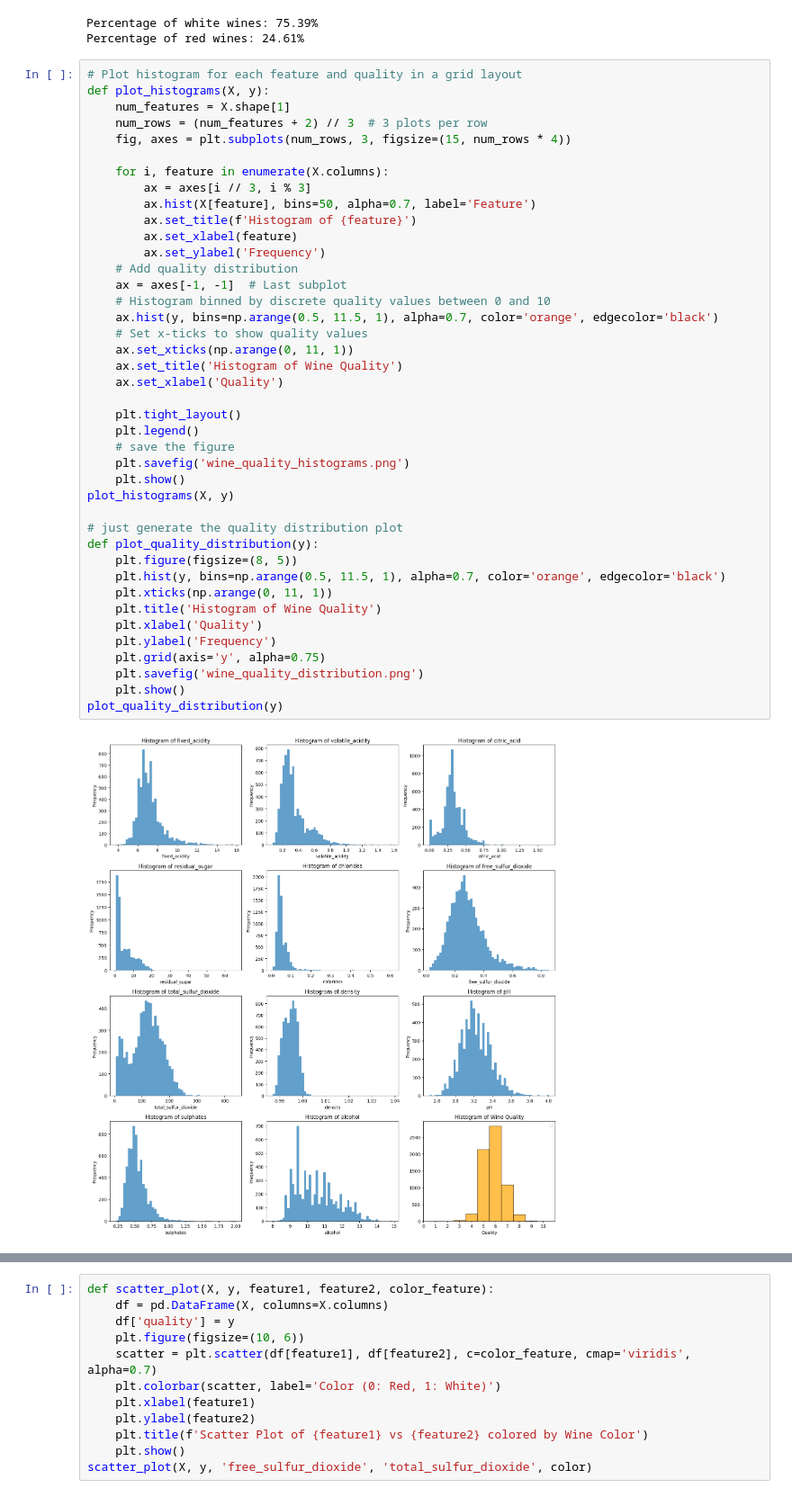
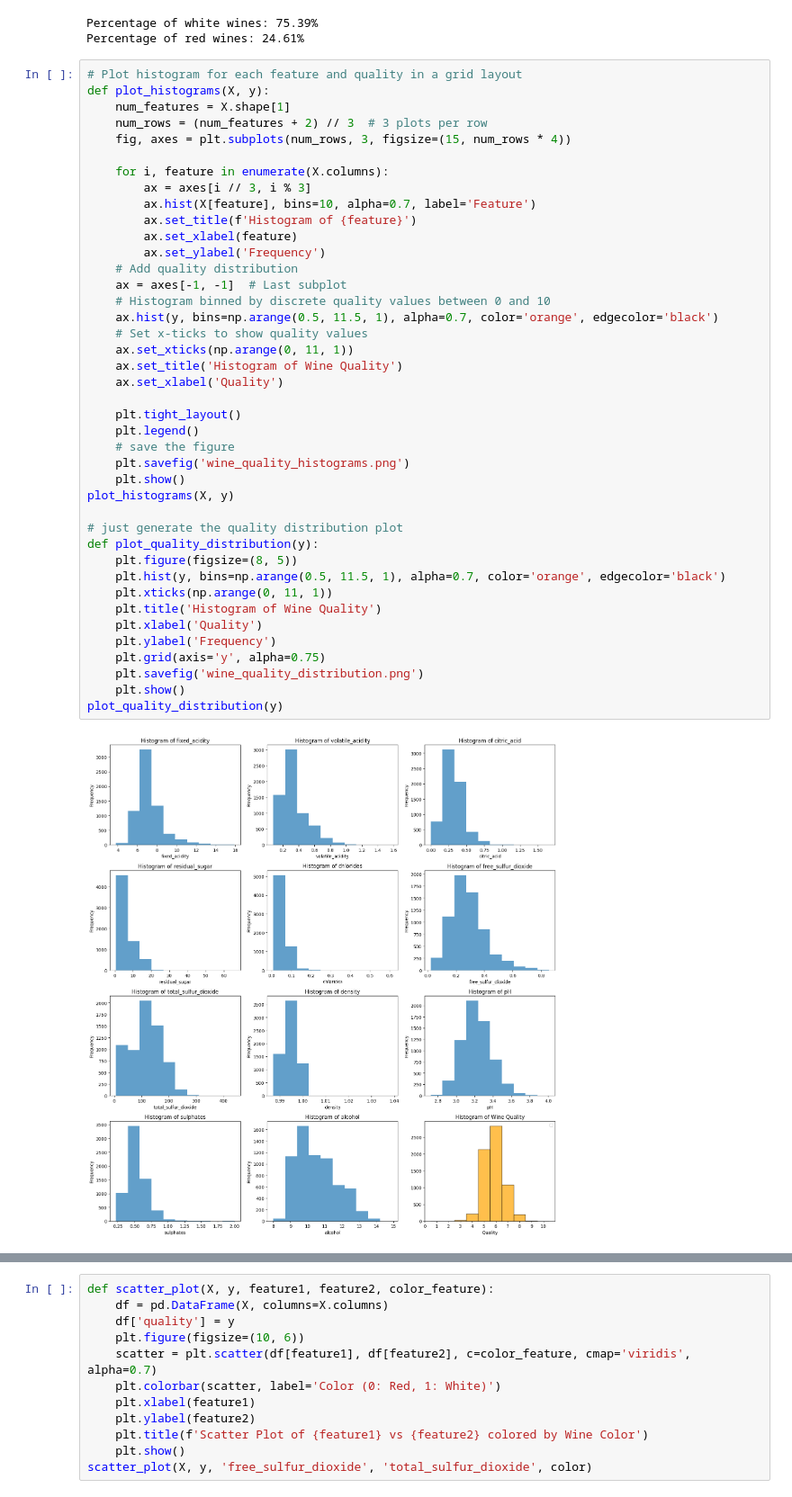
Before and after one commit to 2T1F/wine, a Jupyter notebook: explore.ipynb, the cells around one changed output, grey strips where cells are left out. Shown at 90% size. Cells and saved outputs as stored; diff of their text form.

```diff
--- a/explore.ipynb
+++ b/explore.ipynb
@@ -57,40 +57,40 @@ def plot_histograms(X, y):
 
     for i, feature in enumerate(X.columns):
         ax = axes[i // 3, i % 3]
-        ax.hist(X[feature], bins=50, alpha=0.7, label='Feature')
+        ax.hist(X[feature], bins=10, alpha=0.7, label='Feature')
         ax.set_title(f'Histogram of {feature}')
         ax.set_xlabel(feature)
         ax.set_ylabel('Frequency')
     # Add quality distribution
     ax = axes[-1, -1]  # Last subplot
     # Histogram binned by discrete quality values between 0 and 10
     ax.hist(y, bins=np.arange(0.5, 11.5, 1), alpha=0.7, color='orange', edgecolor='black')
     # Set x-ticks to show quality values
     ax.set_xticks(np.arange(0, 11, 1))
     ax.set_title('Histogram of Wine Quality')
     ax.set_xlabel('Quality')
 
     plt.tight_layout()
     plt.legend()
     # save the figure
     plt.savefig('wine_quality_histograms.png')
     plt.show()
 plot_histograms(X, y)
 
 # just generate the quality distribution plot
 def plot_quality_distribution(y):
     plt.figure(figsize=(8, 5))
     plt.hist(y, bins=np.arange(0.5, 11.5, 1), alpha=0.7, color='orange', edgecolor='black')
     plt.xticks(np.arange(0, 11, 1))
     plt.title('Histogram of Wine Quality')
     plt.xlabel('Quality')
     plt.ylabel('Frequency')
     plt.grid(axis='y', alpha=0.75)
     plt.savefig('wine_quality_distribution.png')
     plt.show()
 plot_quality_distribution(y)
 # %% [output]
-[figure, old version]
+[figure, new version]
 [figure]
 # %%
 def scatter_plot(X, y, feature1, feature2, color_feature):
```
Also changed, not shown: parts of 19 cells of this notebook, 10 other files.
